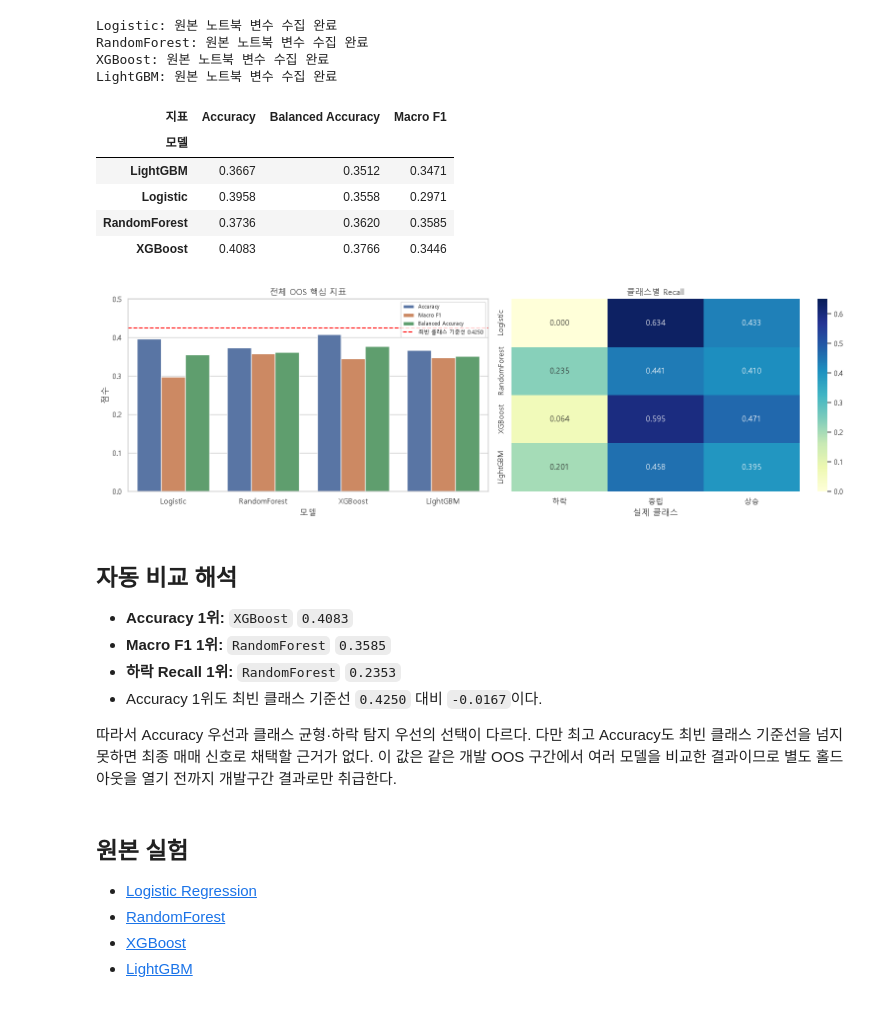
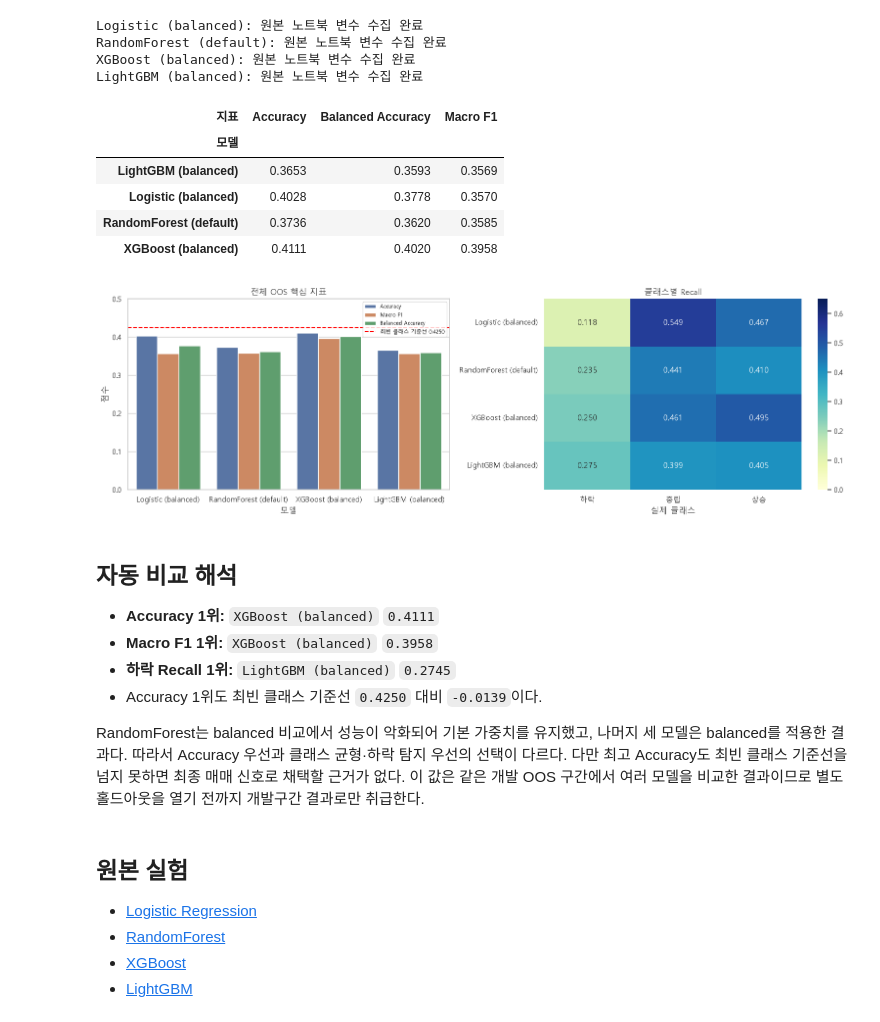
Before and after one commit to devlee328288/Alpha_Stack, a Jupyter notebook: notebooks/04-모델/실험/조합A_rsi14_bb_bandwidth_hv20_vol_ratio20/05.모델비교.ipynb, the cells around one changed output. Drawn from its saved outputs; the diff is of its cells as text; code cells hidden in the pictures.

Commit message:
feat: 조합별 클래스 가중치 비교를 완성한다
조합 A·B·C에서 기본 가중치와 balanced를 같은 12폴드로 비교했다. 모델 생성 함수에 선택적 가중치 계약을 추가하고, B·C의 트리 모델 3종과 모델 비교 노트북을 실행 결과와 함께 남긴다.

```diff
--- a/notebooks/04-모델/실험/조합A_rsi14_bb_bandwidth_hv20_vol_ratio20/05.모델비교.ipynb
+++ b/notebooks/04-모델/실험/조합A_rsi14_bb_bandwidth_hv20_vol_ratio20/05.모델비교.ipynb
@@ -52,10 +54,10 @@ if not experiment_dir.is_dir():
     raise RuntimeError(f"조합 A 실험 폴더를 찾지 못했습니다: {experiment_dir}")
 
 model_notebooks = {
-    "Logistic": "01.LogisticRegression.ipynb",
-    "RandomForest": "02.RandomForest.ipynb",
-    "XGBoost": "03.XGBoost.ipynb",
-    "LightGBM": "04.LightGBM.ipynb",
+    "Logistic (balanced)": "01.LogisticRegression.ipynb",
+    "RandomForest (default)": "02.RandomForest.ipynb",
+    "XGBoost (balanced)": "03.XGBoost.ipynb",
+    "LightGBM (balanced)": "04.LightGBM.ipynb",
 }
 
 ipython = get_ipython()
@@ -140,53 +142,57 @@ plt.show()
 # 수집한 변수에서 우수 모델과 기준선 차이를 계산해 해석도 자동으로 만듭니다.
 score_pivot_df = score_df.pivot(index="모델", columns="지표", values="값")
 best_accuracy_model = score_pivot_df["Accuracy"].idxmax()
 best_macro_f1_model = score_pivot_df["Macro F1"].idxmax()
 best_down_recall_model = recall_df["하락"].idxmax()
 best_accuracy = float(score_pivot_df.loc[best_accuracy_model, "Accuracy"])
 best_macro_f1 = float(score_pivot_df.loc[best_macro_f1_model, "Macro F1"])
 best_down_recall = float(recall_df.loc[best_down_recall_model, "하락"])
 majority_baseline = 0.4250
 
 display(
     Markdown(
         f"""
 ## 자동 비교 해석
 
 - **Accuracy 1위:** `{best_accuracy_model}` `{best_accuracy:.4f}`
 - **Macro F1 1위:** `{best_macro_f1_model}` `{best_macro_f1:.4f}`
 - **하락 Recall 1위:** `{best_down_recall_model}` `{best_down_recall:.4f}`
 - Accuracy 1위도 최빈 클래스 기준선 `{majority_baseline:.4f}` 대비
   `{best_accuracy - majority_baseline:+.4f}`이다.
 
-따라서 Accuracy 우선과 클래스 균형·하락 탐지 우선의 선택이 다르다.
+RandomForest는 balanced 비교에서 성능이 악화되어 기본 가중치를 유지했고,
+나머지 세 모델은 balanced를 적용한 결과다. 따라서 Accuracy 우선과
+클래스 균형·하락 탐지 우선의 선택이 다르다.
 다만 최고 Accuracy도 최빈 클래스 기준선을 넘지 못하면 최종 매매 신호로 채택할
 근거가 없다. 이 값은 같은 개발 OOS 구간에서 여러 모델을 비교한 결과이므로 별도
 홀드아웃을 열기 전까지 개발구간 결과로만 취급한다.
 """
     )
 )
 # %% [output]
-Logistic: 원본 노트북 변수 수집 완료
-RandomForest: 원본 노트북 변수 수집 완료
-XGBoost: 원본 노트북 변수 수집 완료
-LightGBM: 원본 노트북 변수 수집 완료
+Logistic (balanced): 원본 노트북 변수 수집 완료
+RandomForest (default): 원본 노트북 변수 수집 완료
+XGBoost (balanced): 원본 노트북 변수 수집 완료
+LightGBM (balanced): 원본 노트북 변수 수집 완료
 | 지표 | Accuracy | Balanced Accuracy | Macro F1 |
 | 모델 |  |  |  |
-| LightGBM | 0.3667 | 0.3512 | 0.3471 |
-| Logistic | 0.3958 | 0.3558 | 0.2971 |
-| RandomForest | 0.3736 | 0.3620 | 0.3585 |
-| XGBoost | 0.4083 | 0.3766 | 0.3446 |
+| LightGBM (balanced) | 0.3653 | 0.3593 | 0.3569 |
+| Logistic (balanced) | 0.4028 | 0.3778 | 0.3570 |
+| RandomForest (default) | 0.3736 | 0.3620 | 0.3585 |
+| XGBoost (balanced) | 0.4111 | 0.4020 | 0.3958 |
-[figure, old version]
+[figure, new version]
 
 ## 자동 비교 해석
 
-- **Accuracy 1위:** `XGBoost` `0.4083`
-- **Macro F1 1위:** `RandomForest` `0.3585`
-- **하락 Recall 1위:** `RandomForest` `0.2353`
+- **Accuracy 1위:** `XGBoost (balanced)` `0.4111`
+- **Macro F1 1위:** `XGBoost (balanced)` `0.3958`
+- **하락 Recall 1위:** `LightGBM (balanced)` `0.2745`
 - Accuracy 1위도 최빈 클래스 기준선 `0.4250` 대비
-  `-0.0167`이다.
+  `-0.0139`이다.
 
-따라서 Accuracy 우선과 클래스 균형·하락 탐지 우선의 선택이 다르다.
+RandomForest는 balanced 비교에서 성능이 악화되어 기본 가중치를 유지했고,
+나머지 세 모델은 balanced를 적용한 결과다. 따라서 Accuracy 우선과
+클래스 균형·하락 탐지 우선의 선택이 다르다.
 다만 최고 Accuracy도 최빈 클래스 기준선을 넘지 못하면 최종 매매 신호로 채택할
 근거가 없다. 이 값은 같은 개발 OOS 구간에서 여러 모델을 비교한 결과이므로 별도
 홀드아웃을 열기 전까지 개발구간 결과로만 취급한다.
```
Also changed, not shown: parts of 1 cell of this notebook, 19 other files.
